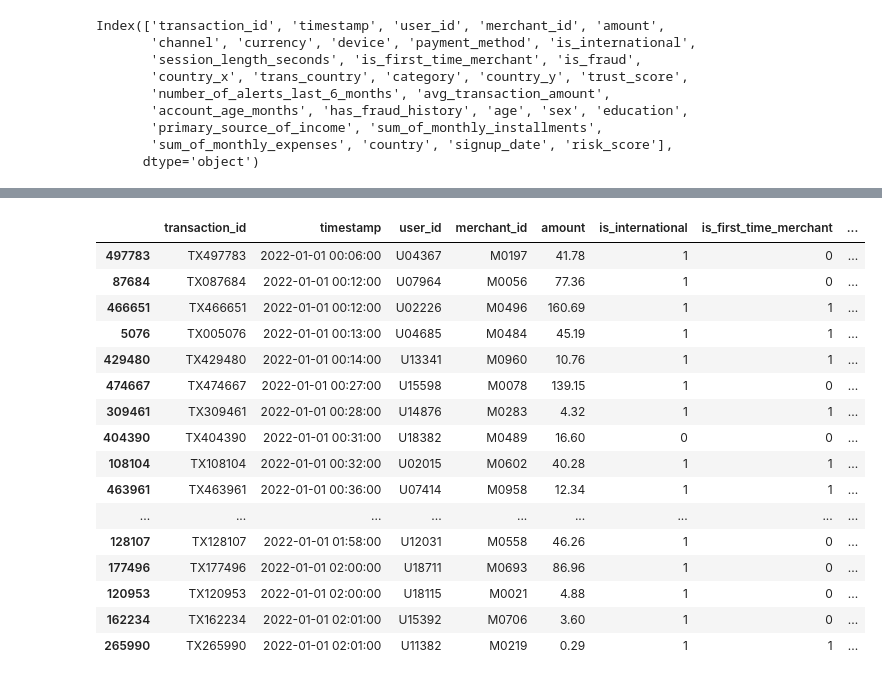
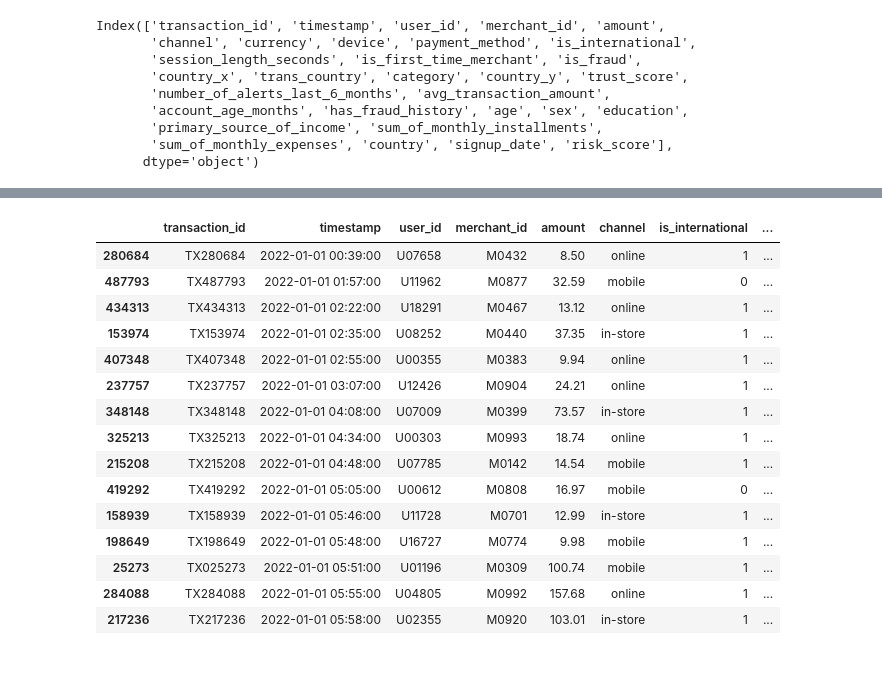
Before and after one commit to b-szczesniak/hackathon-entry, a Jupyter notebook: src/data_exploration.ipynb, the cells around one changed output, grey strips where cells are left out. Saved outputs shown, nothing was run; the diff lists cells and outputs as text; code cells hidden in the pictures.

```diff
--- a/src/data_exploration.ipynb
+++ b/src/data_exploration.ipynb
@@ -629,6 +629,6 @@ Index(['transaction_id', 'timestamp', 'user_id', 'merchant_id', 'amount',
        'sum_of_monthly_expenses', 'country', 'signup_date', 'risk_score'],
       dtype='object')
 # %%
-transactions_with_country.drop(columns=['age', 'country_x', 'session_length_seconds', 'currency', 'education', 'channel', 'sex', 'number_of_alerts_last_6_months', 'device', 'payment_method', 'has_fraud_history', 'primary_source_of_income'], inplace=True)
+transactions_with_country.drop(columns=['age', 'country_x', 'session_length_seconds', 'currency', 'education', 'sex', 'number_of_alerts_last_6_months', 'device', 'payment_method', 'has_fraud_history', 'primary_source_of_income'], inplace=True)
 display(transactions_with_country.head())
 # %% [output]
@@ -644,25 +660,30 @@ transactions_with_country['user_country'] = transactions_with_country['country']
 transactions_with_country.sort_values(by='timestamp', ascending=True, inplace=True)
 transactions_with_country.drop(columns=['country_y', 'country'], inplace=True)
 # %%
-transactions_with_country.head(50)
+transactions_with_country['month'] = transactions_with_country['timestamp'].dt.month
+transactions_with_country['day'] = transactions_with_country['timestamp'].dt.day
+transactions_with_country['hour'] = transactions_with_country['timestamp'].dt.hour
+transactions_with_country['weekday'] = transactions_with_country['timestamp'].dt.weekday
+transactions_with_country['quarter'] = transactions_with_country['timestamp'].dt.quarter
+transactions_with_country['year'] = transactions_with_country['timestamp'].dt.year
+display(transactions_with_country[transactions_with_country['is_fraud'] == 1].head(15))
 # %% [output]
-|  | transaction_id | timestamp | user_id | merchant_id | amount | is_international | is_first_time_merchant | ... |
-| 497783 | TX497783 | 2022-01-01 00:06:00 | U04367 | M0197 | 41.78 | 1 | 0 | ... |
-| 87684 | TX087684 | 2022-01-01 00:12:00 | U07964 | M0056 | 77.36 | 1 | 0 | ... |
-| 466651 | TX466651 | 2022-01-01 00:12:00 | U02226 | M0496 | 160.69 | 1 | 1 | ... |
-| 5076 | TX005076 | 2022-01-01 00:13:00 | U04685 | M0484 | 45.19 | 1 | 1 | ... |
-| 429480 | TX429480 | 2022-01-01 00:14:00 | U13341 | M0960 | 10.76 | 1 | 1 | ... |
-| 474667 | TX474667 | 2022-01-01 00:27:00 | U15598 | M0078 | 139.15 | 1 | 0 | ... |
-| 309461 | TX309461 | 2022-01-01 00:28:00 | U14876 | M0283 | 4.32 | 1 | 1 | ... |
-| 404390 | TX404390 | 2022-01-01 00:31:00 | U18382 | M0489 | 16.60 | 0 | 0 | ... |
-| 108104 | TX108104 | 2022-01-01 00:32:00 | U02015 | M0602 | 40.28 | 1 | 1 | ... |
-| 463961 | TX463961 | 2022-01-01 00:36:00 | U07414 | M0958 | 12.34 | 1 | 1 | ... |
-| ... | ... | ... | ... | ... | ... | ... | ... | ... |
-| 128107 | TX128107 | 2022-01-01 01:58:00 | U12031 | M0558 | 46.26 | 1 | 0 | ... |
-| 177496 | TX177496 | 2022-01-01 02:00:00 | U18711 | M0693 | 86.96 | 1 | 0 | ... |
-| 120953 | TX120953 | 2022-01-01 02:00:00 | U18115 | M0021 | 4.88 | 1 | 0 | ... |
-| 162234 | TX162234 | 2022-01-01 02:01:00 | U15392 | M0706 | 3.60 | 1 | 0 | ... |
-| 265990 | TX265990 | 2022-01-01 02:01:00 | U11382 | M0219 | 0.29 | 1 | 1 | ... |
+|  | transaction_id | timestamp | user_id | merchant_id | amount | channel | is_international | ... |
+| 280684 | TX280684 | 2022-01-01 00:39:00 | U07658 | M0432 | 8.50 | online | 1 | ... |
+| 487793 | TX487793 | 2022-01-01 01:57:00 | U11962 | M0877 | 32.59 | mobile | 0 | ... |
+| 434313 | TX434313 | 2022-01-01 02:22:00 | U18291 | M0467 | 13.12 | online | 1 | ... |
+| 153974 | TX153974 | 2022-01-01 02:35:00 | U08252 | M0440 | 37.35 | in-store | 1 | ... |
+| 407348 | TX407348 | 2022-01-01 02:55:00 | U00355 | M0383 | 9.94 | online | 1 | ... |
+| 237757 | TX237757 | 2022-01-01 03:07:00 | U12426 | M0904 | 24.21 | online | 1 | ... |
+| 348148 | TX348148 | 2022-01-01 04:08:00 | U07009 | M0399 | 73.57 | in-store | 1 | ... |
+| 325213 | TX325213 | 2022-01-01 04:34:00 | U00303 | M0993 | 18.74 | online | 1 | ... |
+| 215208 | TX215208 | 2022-01-01 04:48:00 | U07785 | M0142 | 14.54 | mobile | 1 | ... |
+| 419292 | TX419292 | 2022-01-01 05:05:00 | U00612 | M0808 | 16.97 | mobile | 0 | ... |
+| 158939 | TX158939 | 2022-01-01 05:46:00 | U11728 | M0701 | 12.99 | in-store | 1 | ... |
+| 198649 | TX198649 | 2022-01-01 05:48:00 | U16727 | M0774 | 9.98 | mobile | 1 | ... |
+| 25273 | TX025273 | 2022-01-01 05:51:00 | U01196 | M0309 | 100.74 | mobile | 1 | ... |
+| 284088 | TX284088 | 2022-01-01 05:55:00 | U04805 | M0992 | 157.68 | online | 1 | ... |
+| 217236 | TX217236 | 2022-01-01 05:58:00 | U02355 | M0920 | 103.01 | in-store | 1 | ... |
 # %%
 # Create correlation matrix for numerical variables in transactions_with_country
 # First convert timestamp to datetime if it's not already
```
Also changed, not shown: parts of 15 cells of this notebook, 2 other files.
